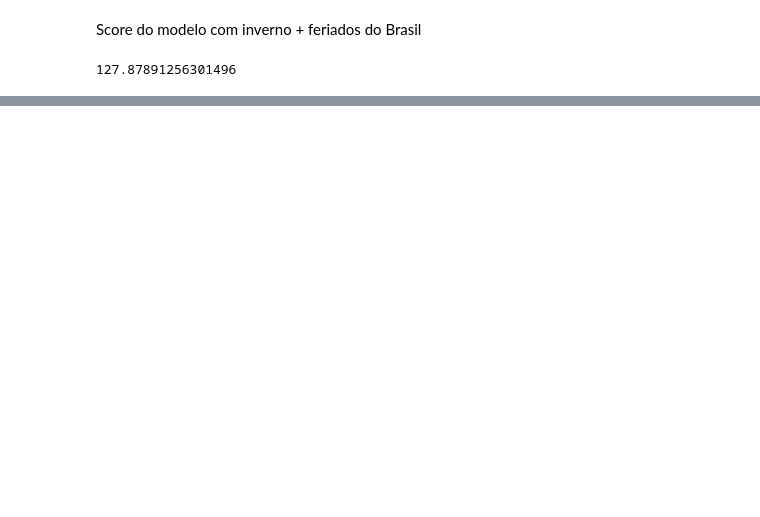
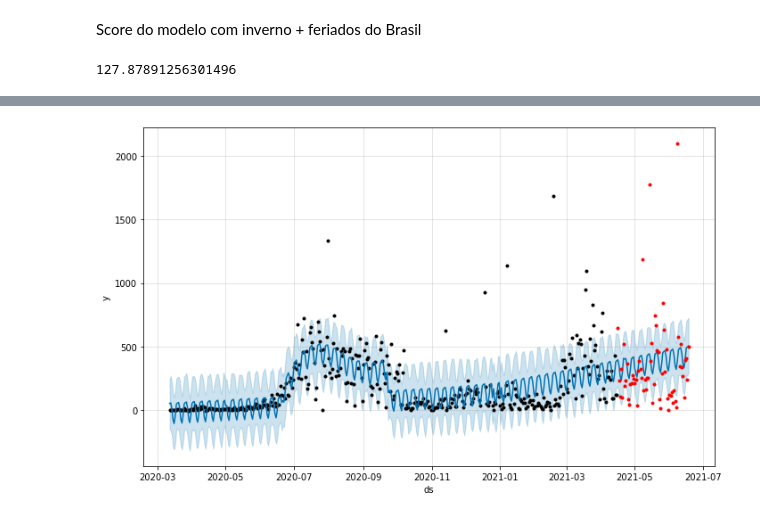
Before and after one commit to itsGab/ds_tentativa_fcst_fbprophet, a Jupyter notebook: nb_fcst/mae_dinah_em_acao.ipynb, the cells around one changed output, grey strips where cells are left out. Cells and saved outputs as stored; diff of their text form; code cells hidden in the pictures; blank space fills up the shorter version.

```diff
--- a/nb_fcst/mae_dinah_em_acao.ipynb
+++ b/nb_fcst/mae_dinah_em_acao.ipynb
@@ -89,7 +114,7 @@ INFO:fbprophet:Disabling daily seasonality. Run prophet with daily_seasonality=T
 ### Plot (forecast)
 # %%
 fcst = model.predict(fut)
-model.plot(fcst);
+plot_winter = model.plot(fcst);
 plt.plot(df_casos_novos['ds'][400:], df_casos_novos['y'][400:], '.r')
 plt.plot()
 # %% [output]
@@ -125,0 +157,4 @@ mae_winter
+# %%
+plot_winter
+# %% [output]
+[figure, added]
```
Also changed, not shown: parts of 28 cells of this notebook.
